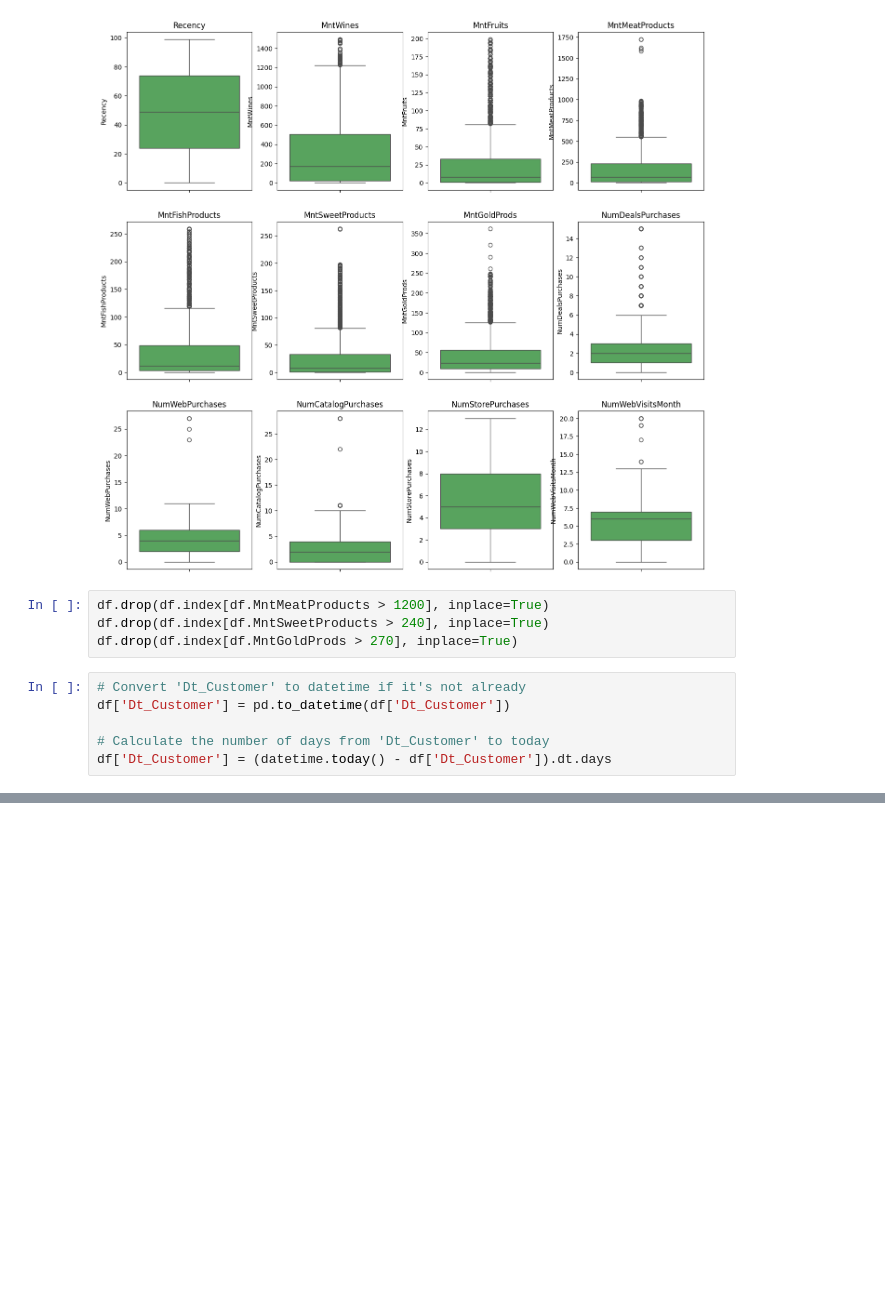
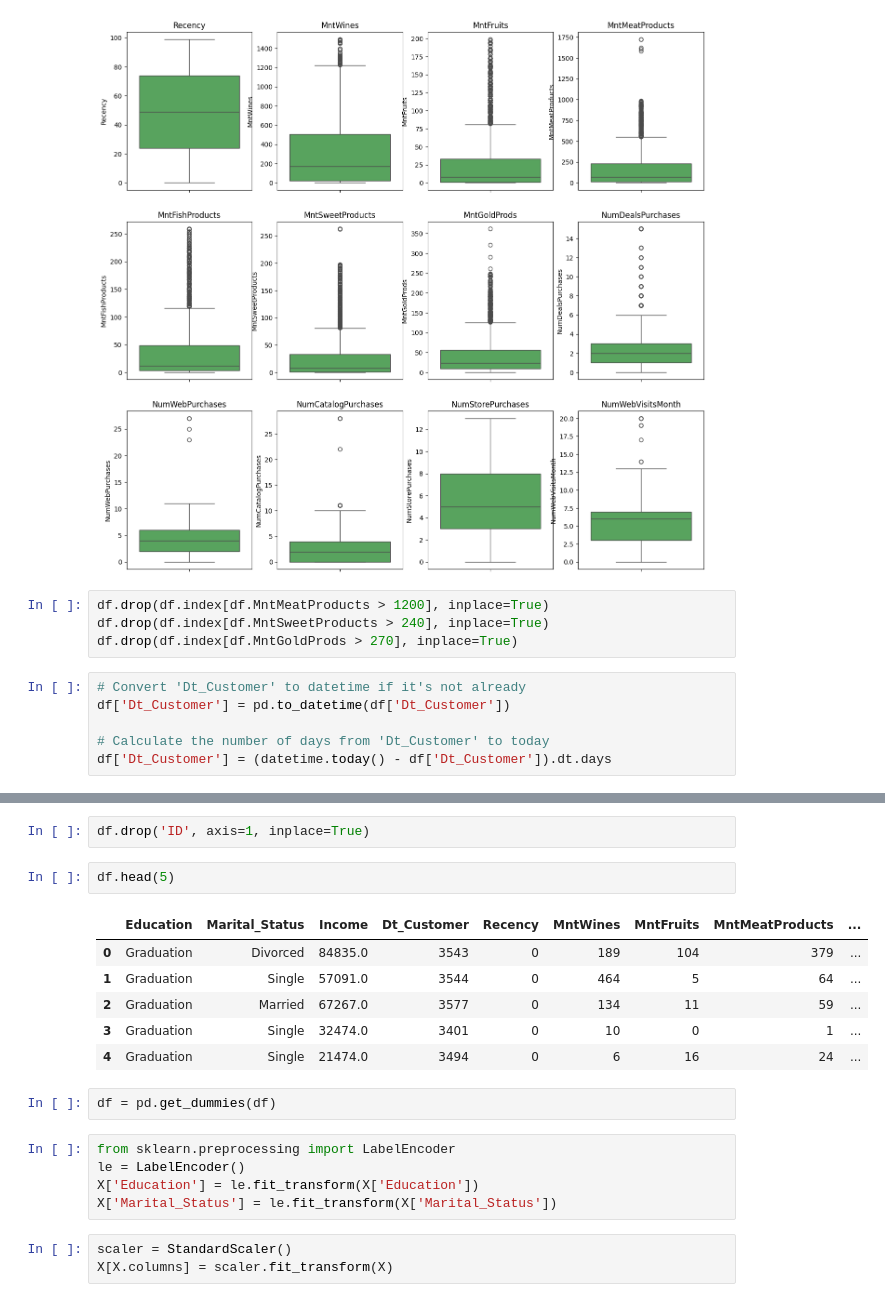
Before and after one commit to Jcaguilar18/labex2_ml, a Jupyter notebook: labex2.ipynb, the cells around one changed output, grey strips where cells are left out. Saved outputs shown, nothing was run; the diff lists cells and outputs as text; blank space fills up the shorter version.

```diff
--- a/labex2.ipynb
+++ b/labex2.ipynb
@@ -385,0 +407,21 @@ hint: See above for details.
+# %%
+df.drop('ID', axis=1, inplace=True)
+# %%
+df.head(5)
+# %% [output]
+|  | Education | Marital_Status | Income | Dt_Customer | Recency | MntWines | MntFruits | MntMeatProducts | ... |
+| 0 | Graduation | Divorced | 84835.0 | 3543 | 0 | 189 | 104 | 379 | ... |
+| 1 | Graduation | Single | 57091.0 | 3544 | 0 | 464 | 5 | 64 | ... |
+| 2 | Graduation | Married | 67267.0 | 3577 | 0 | 134 | 11 | 59 | ... |
+| 3 | Graduation | Single | 32474.0 | 3401 | 0 | 10 | 0 | 1 | ... |
+| 4 | Graduation | Single | 21474.0 | 3494 | 0 | 6 | 16 | 24 | ... |
+# %%
+df = pd.get_dummies(df)
+# %%
+from sklearn.preprocessing import LabelEncoder
+le = LabelEncoder()
+X['Education'] = le.fit_transform(X['Education'])
+X['Marital_Status'] = le.fit_transform(X['Marital_Status'])
+# %%
+scaler = StandardScaler()
+X[X.columns] = scaler.fit_transform(X)
```
Also changed, not shown: parts of 10 cells of this notebook.
